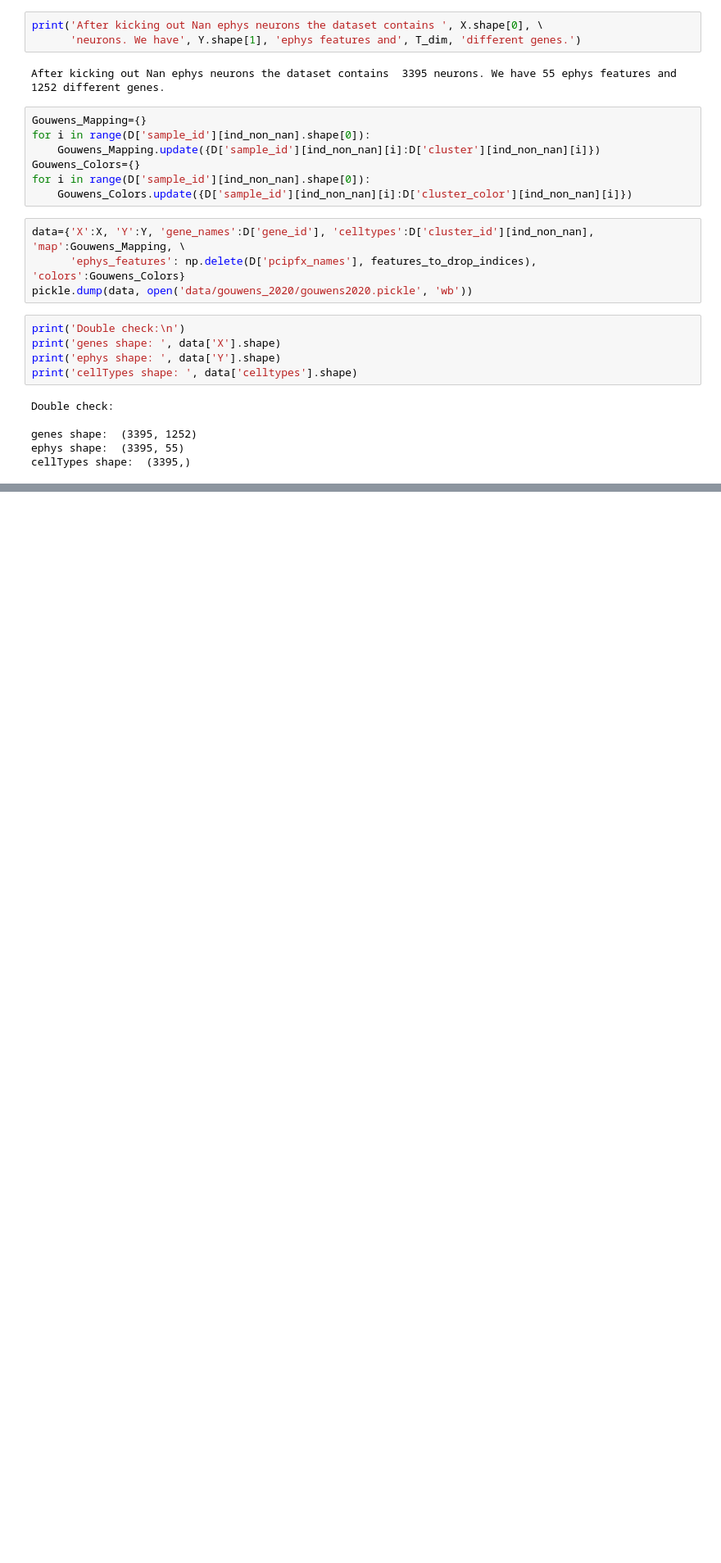
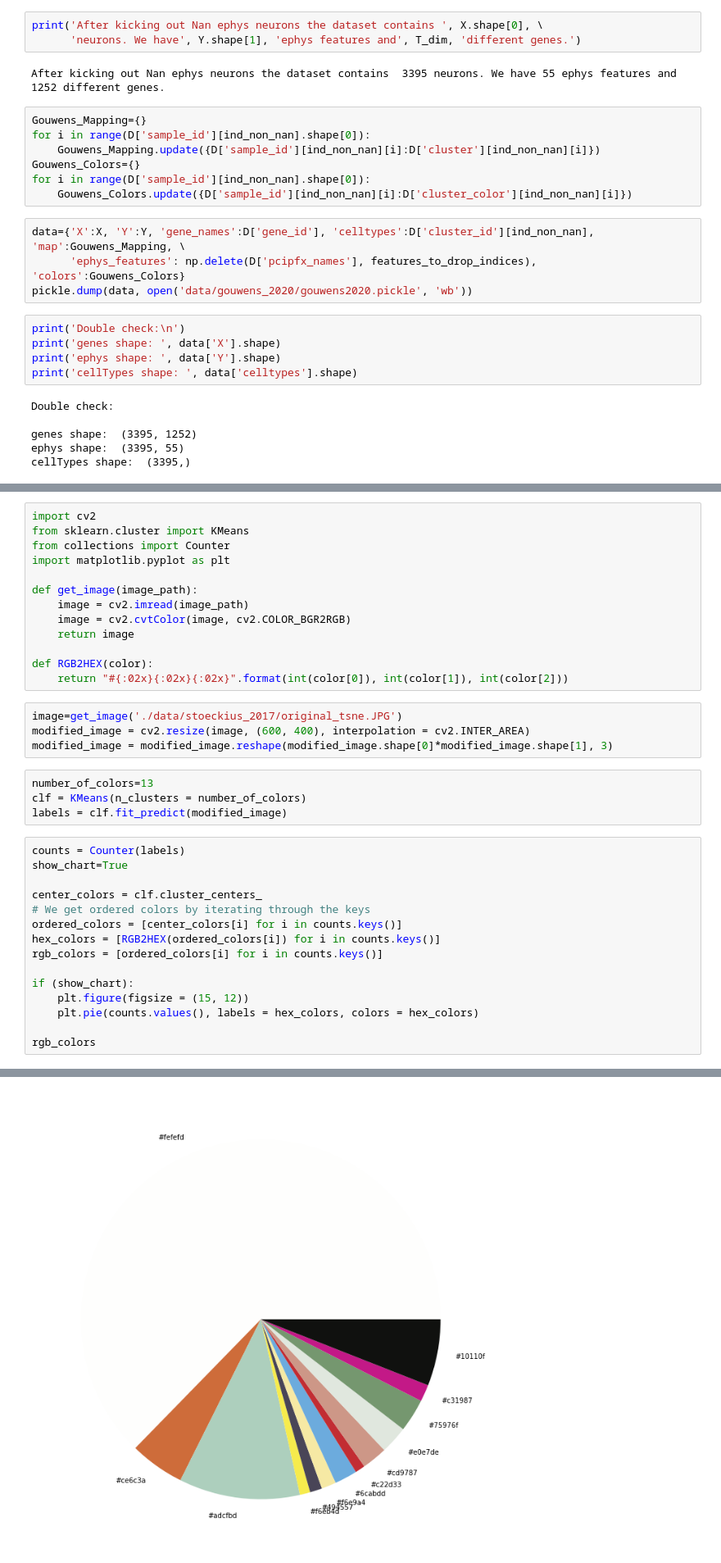
Before and after one commit to berenslab/sBNN, a Jupyter notebook: preprocess.ipynb, the cells around one changed output, grey strips where cells are left out. Shown at 82% size. Cells and saved outputs as stored; diff of their text form; blank space fills up the shorter version.

```diff
--- a/preprocess.ipynb
+++ b/preprocess.ipynb
@@ -348,0 +372,37 @@ cellTypes shape:  (3395,)
+# %%
+import cv2
+from sklearn.cluster import KMeans
+from collections import Counter
+import matplotlib.pyplot as plt
+
+def get_image(image_path):
+    image = cv2.imread(image_path)
+    image = cv2.cvtColor(image, cv2.COLOR_BGR2RGB)
+    return image
+
+def RGB2HEX(color):
+    return "#{:02x}{:02x}{:02x}".format(int(color[0]), int(color[1]), int(color[2]))
+# %%
+image=get_image('./data/stoeckius_2017/original_tsne.JPG')
+modified_image = cv2.resize(image, (600, 400), interpolation = cv2.INTER_AREA)
+modified_image = modified_image.reshape(modified_image.shape[0]*modified_image.shape[1], 3)
+# %%
+number_of_colors=13
+clf = KMeans(n_clusters = number_of_colors)
+labels = clf.fit_predict(modified_image)
+# %%
+counts = Counter(labels)
+show_chart=True
+
+center_colors = clf.cluster_centers_
+# We get ordered colors by iterating through the keys
+ordered_colors = [center_colors[i] for i in counts.keys()]
+hex_colors = [RGB2HEX(ordered_colors[i]) for i in counts.keys()]
+rgb_colors = [ordered_colors[i] for i in counts.keys()]
+
+if (show_chart):
+    plt.figure(figsize = (15, 12))
+    plt.pie(counts.values(), labels = hex_colors, colors = hex_colors)
+
+rgb_colors
+# %% [output]
@@ -348,0 +422 @@ cellTypes shape:  (3395,)
+[figure, added]
```
Also changed, not shown: parts of 24 cells of this notebook, 6 other files.
